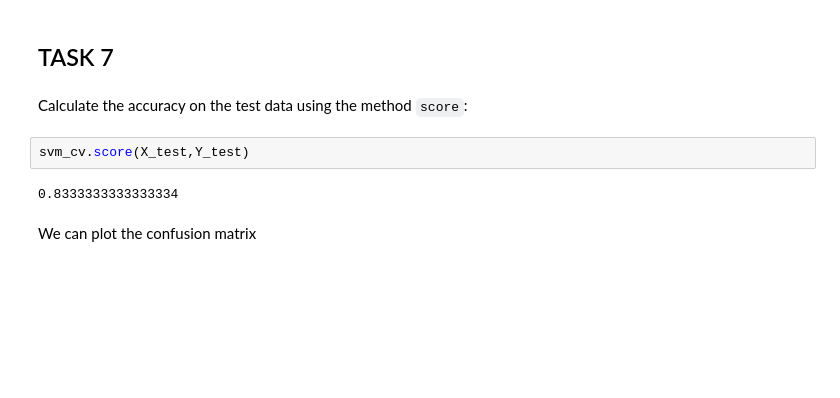
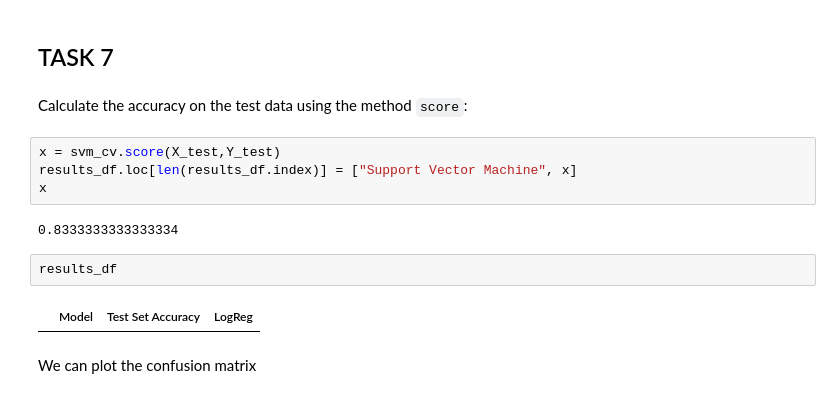
Before and after one commit to alexanderkim11/Coursera_IBM_Capstone, a Jupyter notebook: ML.ipynb, the cells around one changed output. Saved outputs shown, nothing was run; the diff lists cells and outputs as text; blank space fills up the shorter version.

```diff
--- a/ML.ipynb
+++ b/ML.ipynb
@@ -232,10 +244,16 @@ accuracy : 0.8482142857142856
 ## TASK  7
 # %% [markdown]
 Calculate the accuracy on the test data using the method <code>score</code>:
-# %%
-svm_cv.score(X_test,Y_test)
-# %% [output]
-0.8333333333333334
+# %%
+x = svm_cv.score(X_test,Y_test)
+results_df.loc[len(results_df.index)] = ["Support Vector Machine", x]
+x
+# %% [output]
+0.8333333333333334
+# %%
+results_df
+# %% [output]
+|  | Model | Test Set Accuracy | LogReg |
 # %% [markdown]
 We can plot the confusion matrix
 # %%
```
Also changed, not shown: parts of 14 cells of this notebook, 5 other files.
